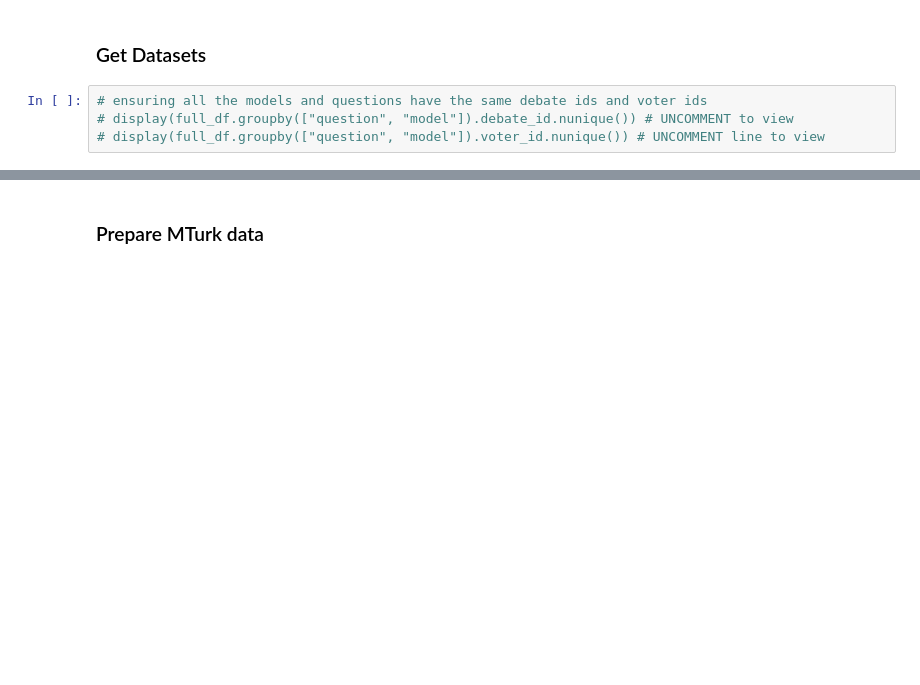
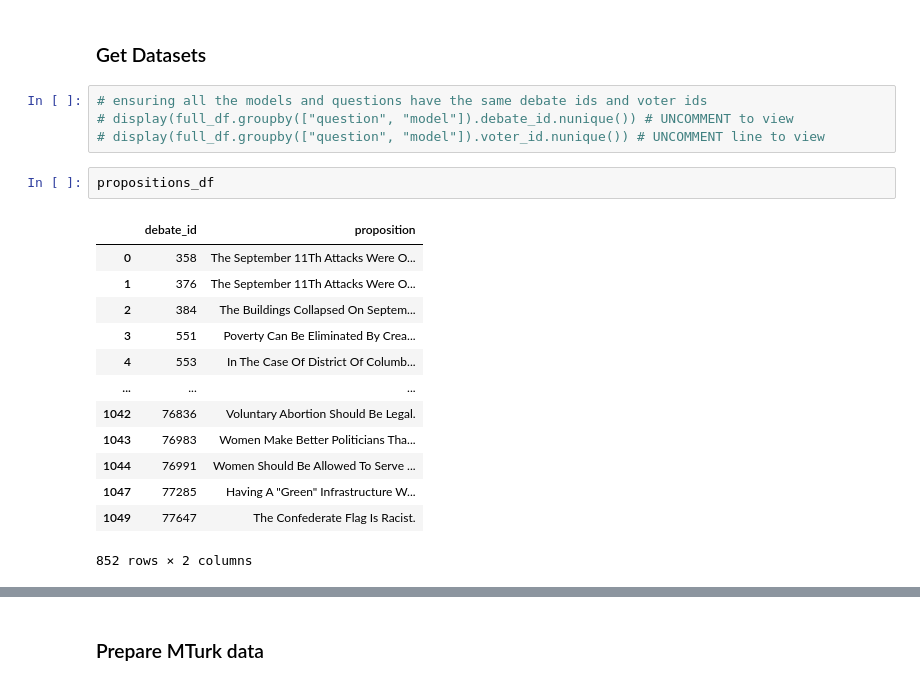
Before and after one commit to manoelhortaribeiro/debate-gpt-x, a Jupyter notebook: analyses/results_analysis.ipynb, the cells around one changed output, grey strips where cells are left out. Saved outputs shown, nothing was run; the diff lists cells and outputs as text; blank space fills up the shorter version.

```diff
--- a/scripts/results_analysis.ipynb
+++ b/analyses/results_analysis.ipynb
@@ -114,3 +114,19 @@ full_df.head()
 # ensuring all the models and questions have the same debate ids and voter ids
 # display(full_df.groupby(["question", "model"]).debate_id.nunique()) # UNCOMMENT to view
 # display(full_df.groupby(["question", "model"]).voter_id.nunique()) # UNCOMMENT line to view
+# %%
+propositions_df
+# %% [output]
+|  | debate_id | proposition |
+| 0 | 358 | The September 11Th Attacks Were O... |
+| 1 | 376 | The September 11Th Attacks Were O... |
+| 2 | 384 | The Buildings Collapsed On Septem... |
+| 3 | 551 | Poverty Can Be Eliminated By Crea... |
+| 4 | 553 | In The Case Of District Of Columb... |
+| ... | ... | ... |
+| 1042 | 76836 | Voluntary Abortion Should Be Legal. |
+| 1043 | 76983 | Women Make Better Politicians Tha... |
+| 1044 | 76991 | Women Should Be Allowed To Serve ... |
+| 1047 | 77285 | Having A "Green" Infrastructure W... |
+| 1049 | 77647 | The Confederate Flag Is Racist. |
+852 rows × 2 columns
```
Also changed, not shown: parts of 32 cells of this notebook, 9 other files.
